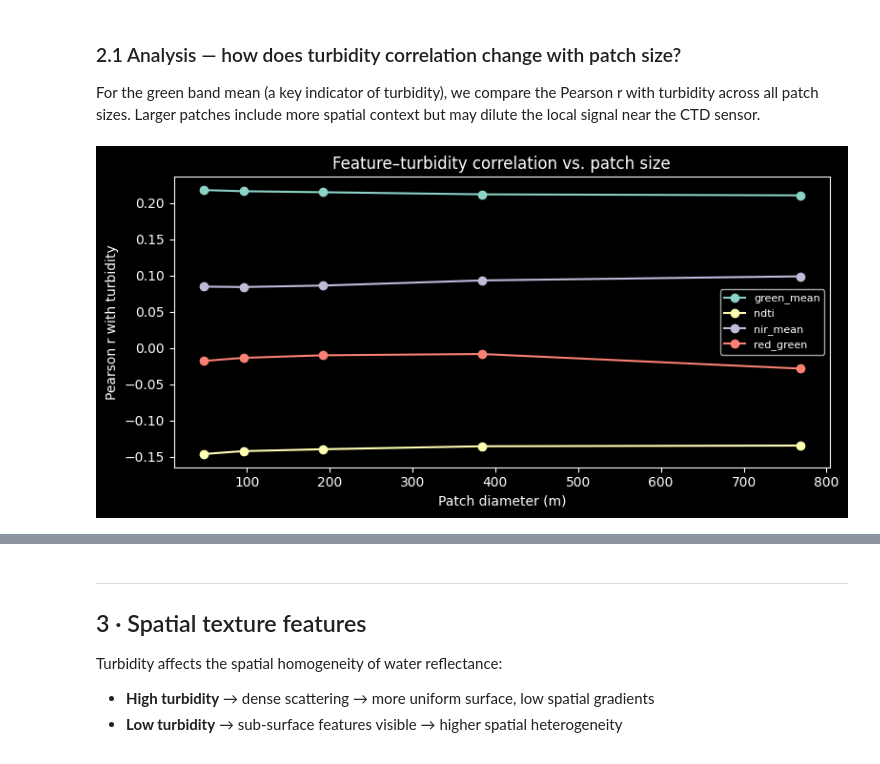
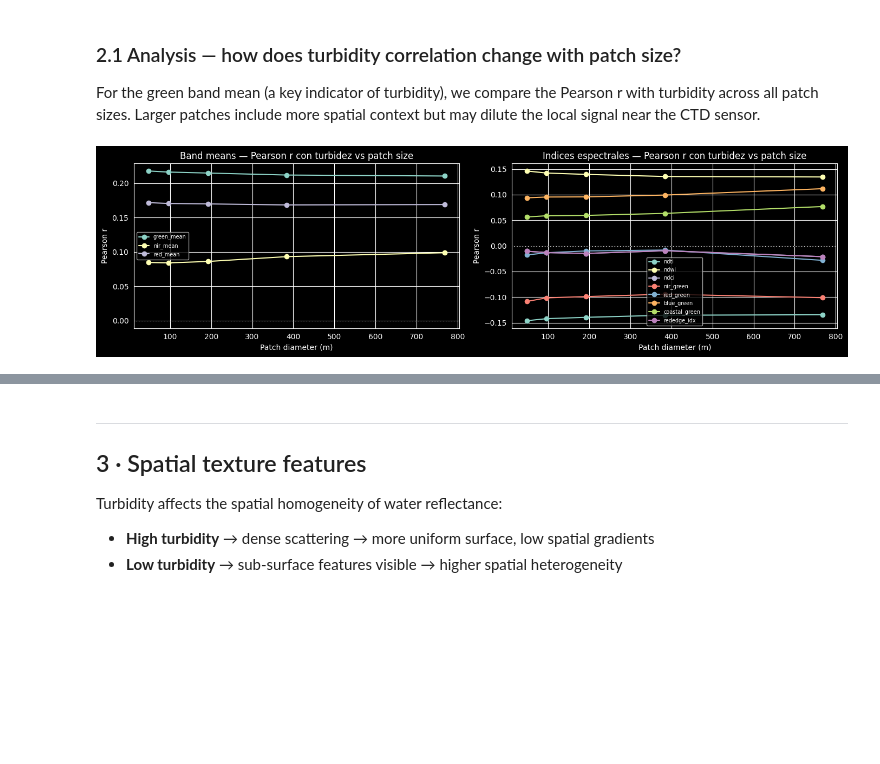
Before and after one commit to adricanovas/turbidity_satellite_estimation, a Jupyter notebook: code/04_feature_engineering.ipynb, the cells around one changed output, grey strips where cells are left out. Cells and saved outputs as stored; diff of their text form; code cells hidden in the pictures; blank space fills up the shorter version.

```diff
--- a/code/04_feature_engineering.ipynb
+++ b/code/04_feature_engineering.ipynb
@@ -336,36 +378,49 @@ but may dilute the local signal near the CTD sensor.
 # %%
 results = []
 
 for cfg in PATCH_CONFIGS:
     px       = cfg["px"]
     npz_path = PATCHES_DIR / f"patches_{px}px.npz"
     if not npz_path.exists():
         continue
     X, meta = patch_stats_cache.get(px, (None, None))
     if X is None:
         continue
 
     stats_df = band_stats_from_patches(X, BAND_NAMES)
     stats_df = add_spectral_indices(stats_df)
     df_tmp   = pd.concat([meta[["turbidity"]].reset_index(drop=True),
                            stats_df.reset_index(drop=True)], axis=1)
 
-    for band_col in ["green_mean", "nir_mean", "ndti", "red_green"]:
+    # Track band means + all spectral indices
+    for band_col in ["green_mean", "nir_mean", "red_mean"] + INDEX_NAMES:
         if band_col in df_tmp.columns:
             r = df_tmp[[band_col, "turbidity"]].dropna().corr().iloc[0, 1]
             results.append({"patch_size_m": cfg["metres"], "feature": band_col, "pearson_r": r})
 
 df_corr = pd.DataFrame(results)
 
-fig, ax = plt.subplots(figsize=(8, 4))
-for feat, grp in df_corr.groupby("feature"):
-    ax.plot(grp["patch_size_m"], grp["pearson_r"], marker="o", label=feat)
-ax.axhline(0, color="black", lw=0.7, ls="--")
-ax.set_xlabel("Patch diameter (m)")
-ax.set_ylabel("Pearson r with turbidity")
-ax.set_title("Feature–turbidity correlation vs. patch size")
-ax.legend(fontsize=8)
+# Separate band means from indices for cleaner plot
+band_feats  = ["green_mean", "nir_mean", "red_mean"]
+index_feats = INDEX_NAMES
+
+fig, axes = plt.subplots(1, 2, figsize=(14, 4))
+
+for ax, feat_group, title in [
+    (axes[0], band_feats,  "Band means — Pearson r con turbidez vs patch size"),
+    (axes[1], index_feats, "Indices espectrales — Pearson r con turbidez vs patch size"),
+]:
+    for feat in feat_group:
+        sub = df_corr[df_corr["feature"] == feat]
+        if len(sub):
+            ax.plot(sub["patch_size_m"], sub["pearson_r"], marker="o", label=feat)
+    ax.axhline(0, color="black", lw=0.7, ls="--")
+    ax.set_xlabel("Patch diameter (m)")
+    ax.set_ylabel("Pearson r")
+    ax.set_title(title)
+    ax.legend(fontsize=7)
+
 plt.tight_layout()
 plt.show()
 # %% [output]
-[figure, old version]
+[figure, new version]
```
Also changed, not shown: parts of 13 cells of this notebook, 17 other files.
